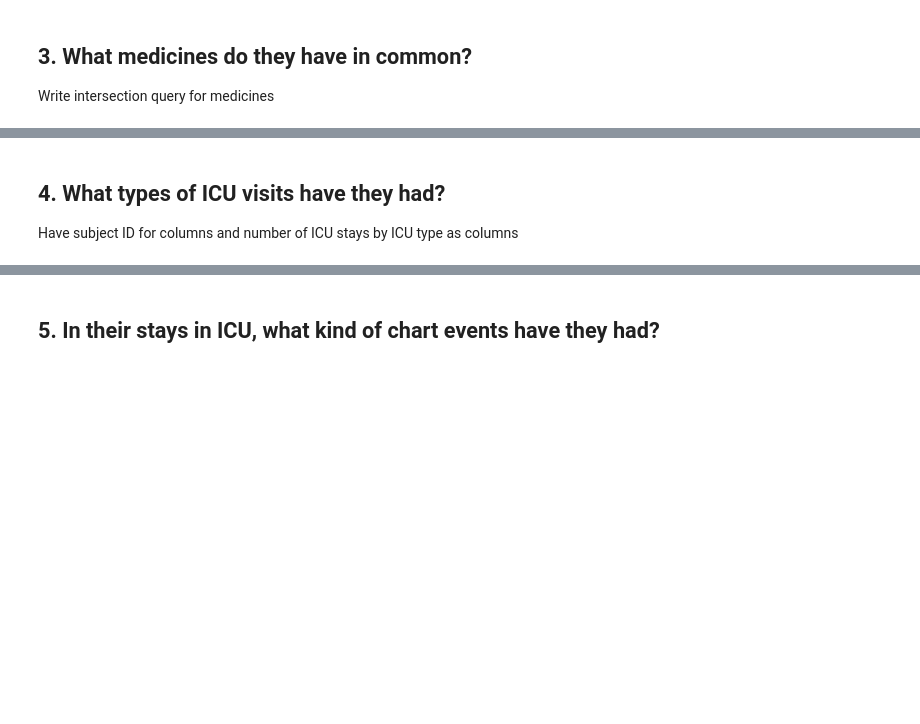
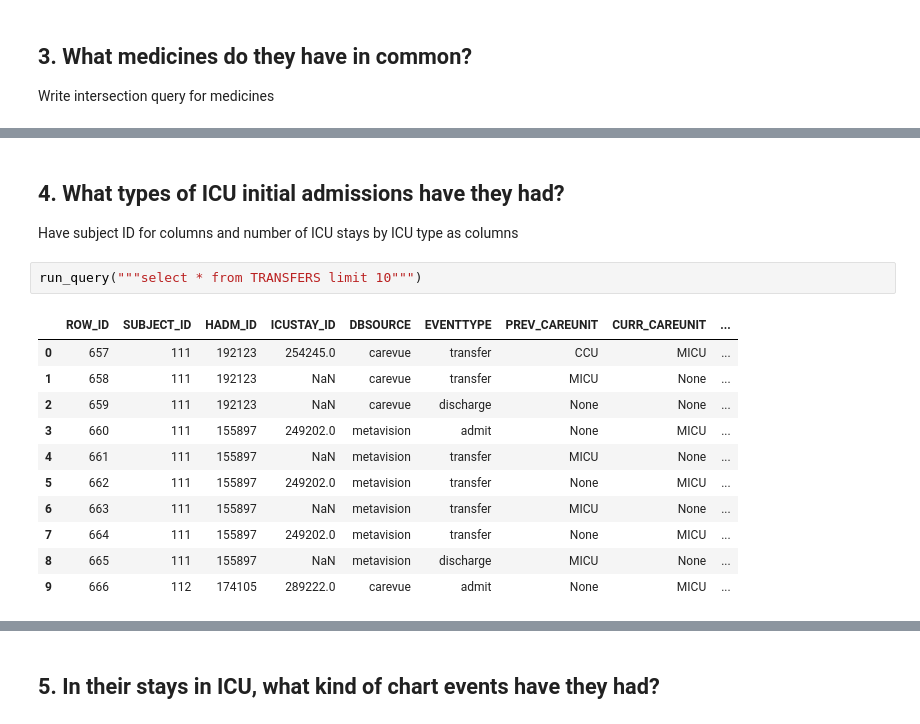
Before and after one commit to ricejfx/aihc, a Jupyter notebook: assignment2.ipynb, the cells around one changed output, grey strips where cells are left out. Saved outputs shown, nothing was run; the diff lists cells and outputs as text; blank space fills up the shorter version.

```diff
--- a/assignment2.ipynb
+++ b/assignment2.ipynb
@@ -251,4 +377,18 @@ Write intersection query for medicines
 # %% [markdown]
-## 4.  What types of ICU visits have they had?
+## 4.  What types of ICU initial admissions have they had?
 
 Have subject ID for columns and number of ICU stays by ICU type as columns
+# %%
+run_query("""select * from TRANSFERS limit 10""")
+# %% [output]
+|  | ROW_ID | SUBJECT_ID | HADM_ID | ICUSTAY_ID | DBSOURCE | EVENTTYPE | PREV_CAREUNIT | CURR_CAREUNIT | ... |
+| 0 | 657 | 111 | 192123 | 254245.0 | carevue | transfer | CCU | MICU | ... |
+| 1 | 658 | 111 | 192123 | NaN | carevue | transfer | MICU | None | ... |
+| 2 | 659 | 111 | 192123 | NaN | carevue | discharge | None | None | ... |
+| 3 | 660 | 111 | 155897 | 249202.0 | metavision | admit | None | MICU | ... |
+| 4 | 661 | 111 | 155897 | NaN | metavision | transfer | MICU | None | ... |
+| 5 | 662 | 111 | 155897 | 249202.0 | metavision | transfer | None | MICU | ... |
+| 6 | 663 | 111 | 155897 | NaN | metavision | transfer | MICU | None | ... |
+| 7 | 664 | 111 | 155897 | 249202.0 | metavision | transfer | None | MICU | ... |
+| 8 | 665 | 111 | 155897 | NaN | metavision | discharge | MICU | None | ... |
+| 9 | 666 | 112 | 174105 | 289222.0 | carevue | admit | None | MICU | ... |
```
Also changed, not shown: parts of 24 cells of this notebook.
